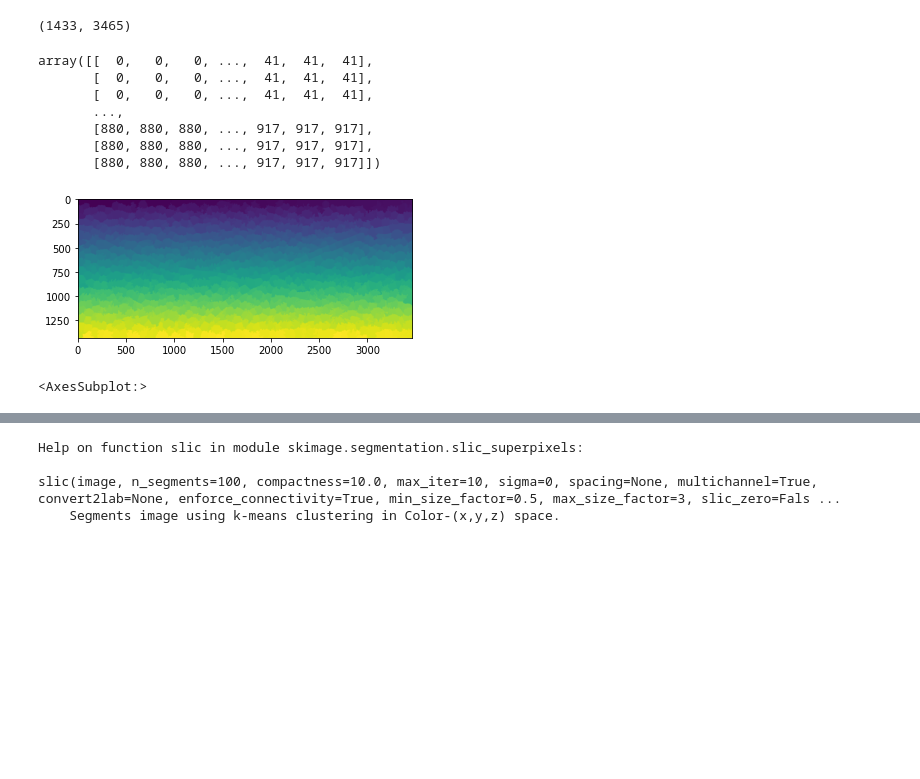
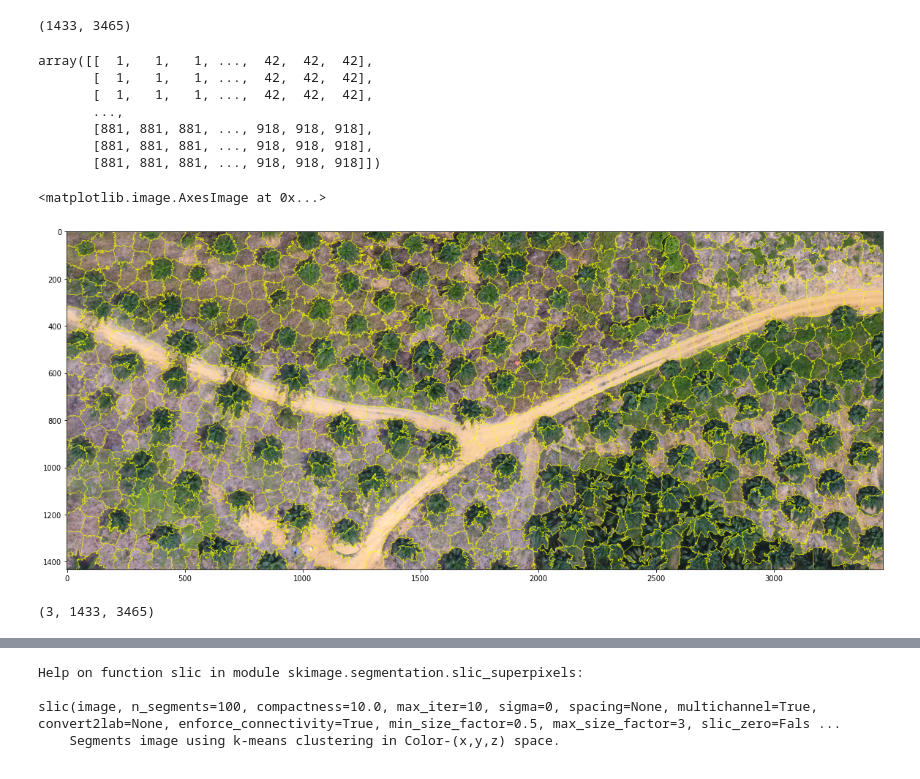
Before and after one commit to dwhew/MAP---OBIA, a Jupyter notebook: OBIA.ipynb, the cells around one changed output, grey strips where cells are left out. Saved outputs shown, nothing was run; the diff lists cells and outputs as text; code cells hidden in the pictures; blank space fills up the shorter version.

```diff
--- a/OBIA.ipynb
+++ b/OBIA.ipynb
@@ -45,7 +44,7 @@ img.shape
 # %% [output]
 (1433, 3465, 3)
 # %%
-segments = slic(img, n_segments=1000, compactness=20, multichannel=True)
+segments = slic(img, n_segments=1000, compactness=20, multichannel=True, start_label=1)
 # %%
 segments.shape
 # %% [output]
@@ -53,15 +52,16 @@ segments.shape
 # %%
 segments
 # %% [output]
-array([[  0,   0,   0, ...,  41,  41,  41],
-       [  0,   0,   0, ...,  41,  41,  41],
-       [  0,   0,   0, ...,  41,  41,  41],
+array([[  1,   1,   1, ...,  42,  42,  42],
+       [  1,   1,   1, ...,  42,  42,  42],
+       [  1,   1,   1, ...,  42,  42,  42],
        ...,
-       [880, 880, 880, ..., 917, 917, 917],
-       [880, 880, 880, ..., 917, 917, 917],
-       [880, 880, 880, ..., 917, 917, 917]])
+       [881, 881, 881, ..., 918, 918, 918],
+       [881, 881, 881, ..., 918, 918, 918],
+       [881, 881, 881, ..., 918, 918, 918]])
 # %%
-show(segments)
+plt.figure(figsize = (20,10))
+plt.imshow(mark_boundaries(img, segments))
 # %% [output]
+<matplotlib.image.AxesImage at 0x...>
-[figure, old version]
+[figure, new version]
-<AxesSubplot:>
@@ -67,0 +72,4 @@ show(segments)
+# %%
+img_seg.shape
+# %% [output]
+(3, 1433, 3465)
```
Also changed, not shown: parts of 5 cells of this notebook.
